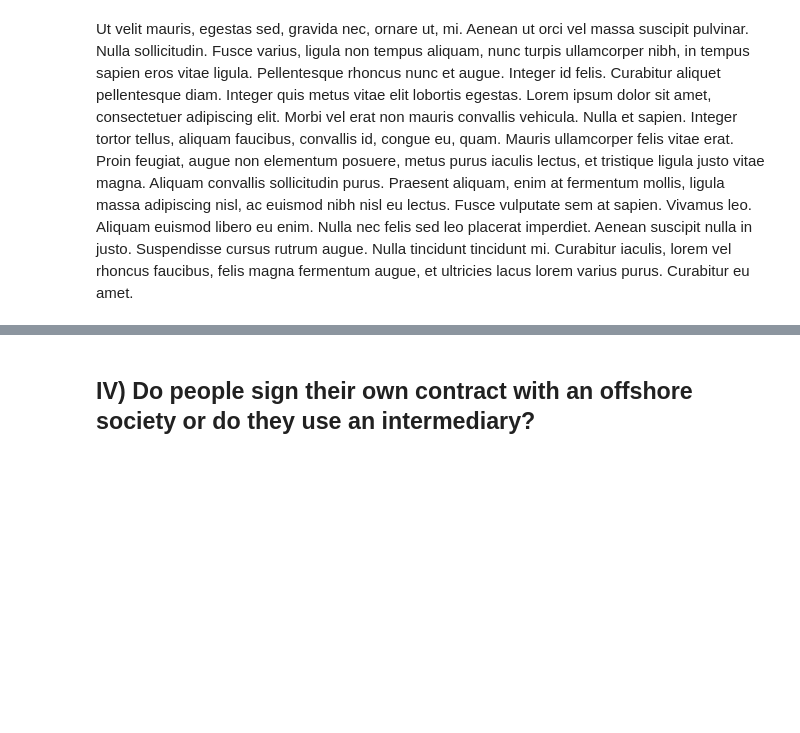
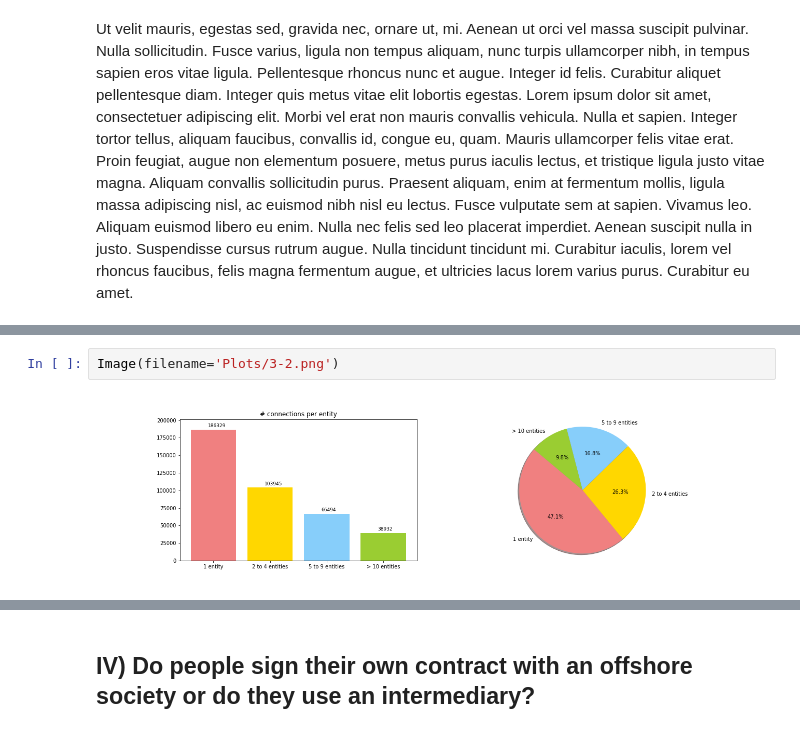
Before and after one commit to yymartin/ADA_Project_Cobra, a Jupyter notebook: index.ipynb, the cells around one changed output, grey strips where cells are left out. Saved outputs shown, nothing was run; the diff lists cells and outputs as text; blank space fills up the shorter version.

```diff
--- a/index.ipynb
+++ b/index.ipynb
@@ -55,0 +68,4 @@ Aliquam convallis sollicitudin purus. Praesent aliquam, enim at fermentum mollis
+# %%
+Image(filename='Plots/3-2.png')
+# %% [output]
+[figure, added]
```
Also changed, not shown: parts of 16 cells of this notebook.
